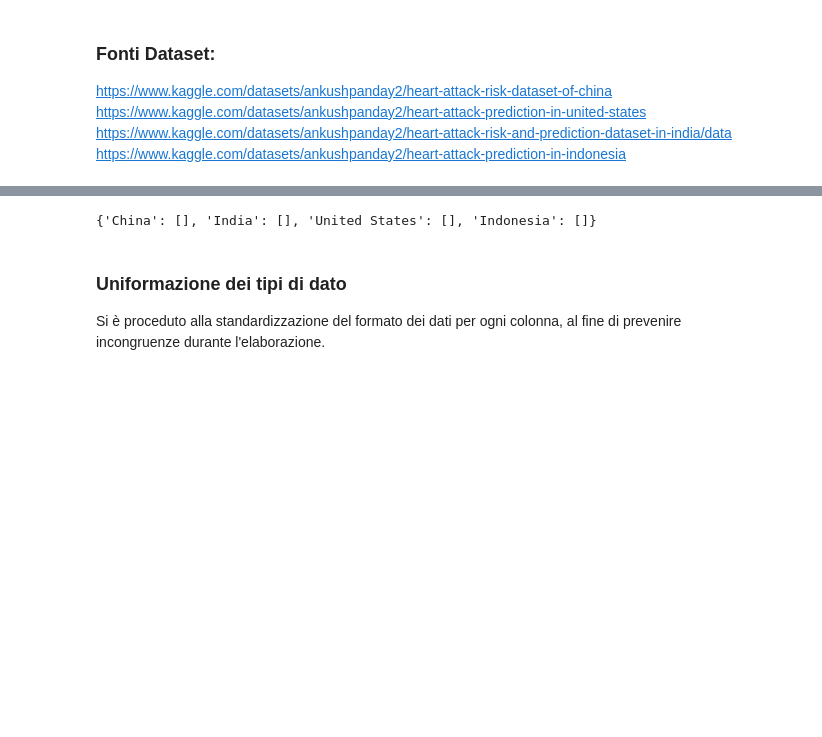
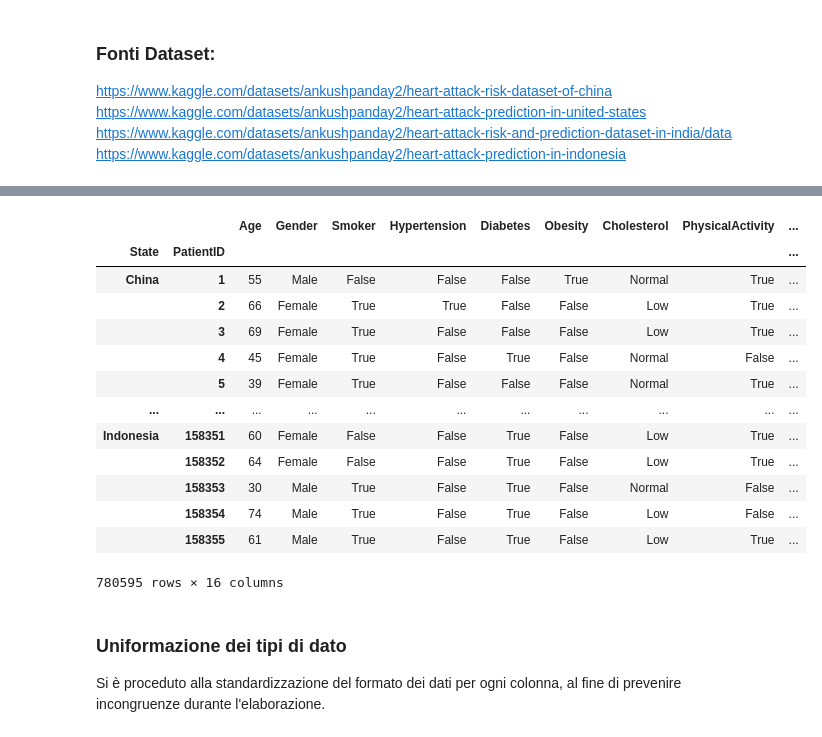
Before and after one commit to miriamsonaglia/Heart-Attack-Prediction-Model, a Jupyter notebook: DataIntensive.ipynb, the cells around one changed output, grey strips where cells are left out. Drawn from its saved outputs; the diff is of its cells as text; code cells hidden in the pictures; blank space fills up the shorter version.

```diff
--- a/DataIntensive.ipynb
+++ b/DataIntensive.ipynb
@@ -235,10 +244,23 @@ diff_columns = {
     name: sorted(all_columns - set(df.columns))
     for name, df in dfs.items()
 }
-
-diff_columns
-# %% [output]
-{'China': [], 'India': [], 'United States': [], 'Indonesia': []}
+# %%
+dataset
+# %% [output]
+|  |  | Age | Gender | Smoker | Hypertension | Diabetes | Obesity | Cholesterol | PhysicalActivity | ... |
+| State | PatientID |  |  |  |  |  |  |  |  | ... |
+| China | 1 | 55 | Male | False | False | False | True | Normal | True | ... |
+|  | 2 | 66 | Female | True | True | False | False | Low | True | ... |
+|  | 3 | 69 | Female | True | False | False | False | Low | True | ... |
+|  | 4 | 45 | Female | True | False | True | False | Normal | False | ... |
+|  | 5 | 39 | Female | True | False | False | False | Normal | True | ... |
+| ... | ... | ... | ... | ... | ... | ... | ... | ... | ... | ... |
+| Indonesia | 158351 | 60 | Female | False | False | True | False | Low | True | ... |
+|  | 158352 | 64 | Female | False | False | True | False | Low | True | ... |
+|  | 158353 | 30 | Male | True | False | True | False | Normal | False | ... |
+|  | 158354 | 74 | Male | True | False | True | False | Low | False | ... |
+|  | 158355 | 61 | Male | True | False | True | False | Low | True | ... |
+780595 rows × 16 columns
 # %% [markdown]
 ### Uniformazione dei tipi di dato
 Si è proceduto alla standardizzazione del formato dei dati per ogni colonna, al fine di prevenire incongruenze durante l'elaborazione.
```
Also changed, not shown: parts of 19 cells of this notebook.
